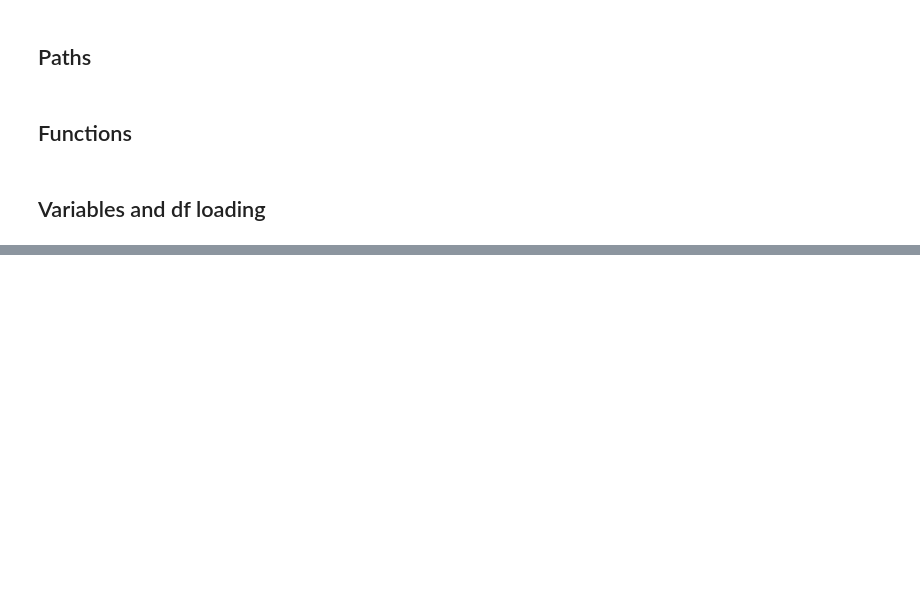
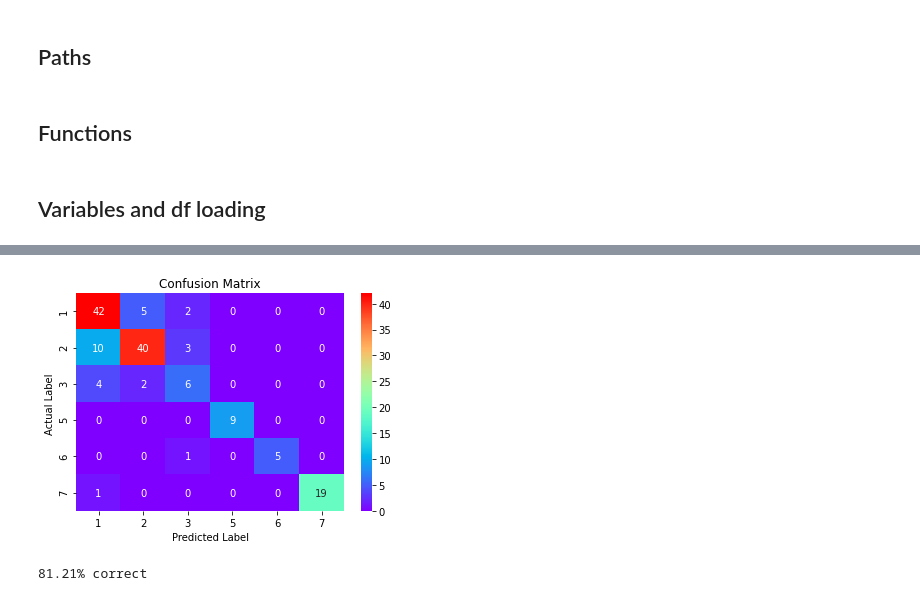
Before and after one commit to Xannadoo/MLProject2021_AC, a Jupyter notebook: Notebooks/DecisionTree.ipynb, the cells around one changed output, grey strips where cells are left out. Cells and saved outputs as stored; diff of their text form; code cells hidden in the pictures; blank space fills up the shorter version.

Commit message:
DT stuff

```diff
--- a/Notebooks/DecisionTree.ipynb
+++ b/Notebooks/DecisionTree.ipynb
@@ -342,3 +398,17 @@ pred = bob.predict(test)
+# %%
+test_ind = [i for i in range(len(df))]#[79, 117, 137]
+test = X.iloc[test_ind]
+bob_pred = bob.predict(test, force_depth= 5)
+
+cf = confusion_matrix(df['type'], bob_pred)
+
+ax = sns.heatmap(cf, annot=True, cmap=col, xticklabels=[1,2,3,5,6,7], yticklabels=[1,2,3,5,6,7])
+
+ax.set_title('Confusion Matrix')
+ax.set_xlabel('Predicted Label')
+ax.set_ylabel('Actual Label ');
+# %% [output]
+[figure, added]
 # %%
 banana = 0 # keeps track of correct classifications
 df_trained = df.copy()
@@ -349,7 +419,7 @@ for i in range(len(df)):
     searching = True
     sam = bob # makes sam, a copy of the decision tree
     while searching:
-        if sam.has_children and sam.depth < 11: # change depth here for overtraining stuff
+        if sam.has_children and sam.depth < 5: # change depth here for overtraining stuff
             if test[sam.best_att] <= sam.best_threshold:
                 sam = sam.child_a
             else:
@@ -364,5 +434,7 @@ for i in range(len(df)):
         #print('wrong', i, test['type_desc'], sam.classification)
 
 print(f'{round(banana/1.49, 2)}% correct') #should be 100% whilst we are overtraining the model
+# %% [output]
+81.21% correct
 # %%
 df_trained[df_trained['type'] != df_trained['classification']]
```
Also changed, not shown: parts of 23 cells of this notebook, 1 other file.
